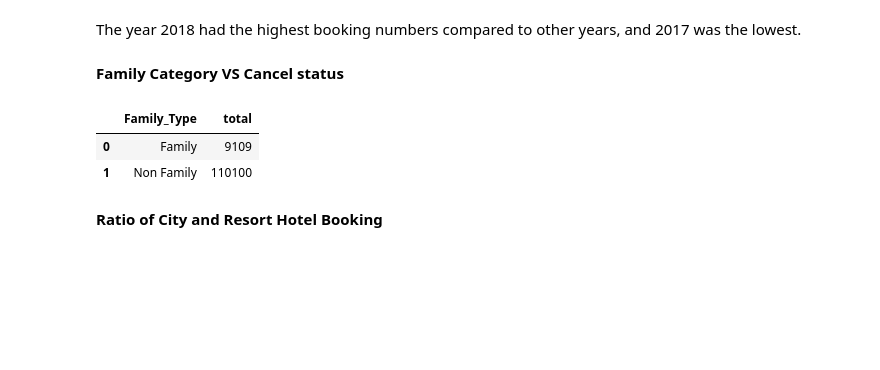
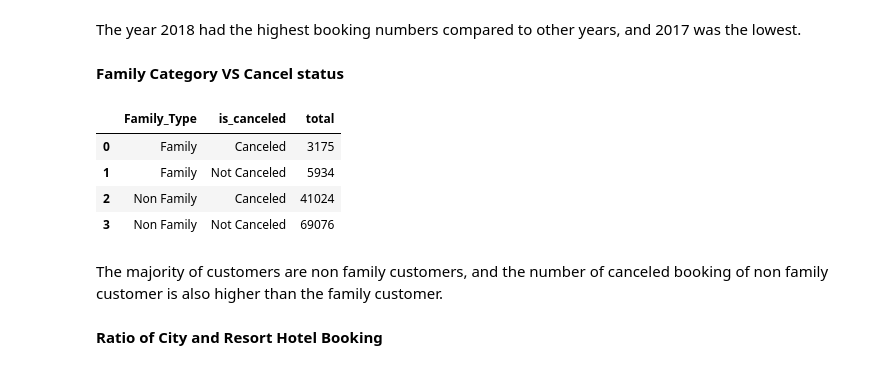
Before and after one commit to lutfiahk/Investigate-Business-Hotel-using-Data-Visualization, a Jupyter notebook: notebook.ipynb, the cells around one changed output. Cells and saved outputs as stored; diff of their text form; code cells hidden in the pictures; blank space fills up the shorter version.

```diff
--- a/notebook.ipynb
+++ b/notebook.ipynb
@@ -349,10 +353,12 @@ for index, i in df.iterrows():
 df['Family_Type'] = list
 # %%
 # Distribution of hotel type
-family_cancel = df.groupby('Family_Type').agg(total = ('Family_Type','count')).reset_index()
+family_cancel = df.groupby(['Family_Type','is_canceled']).agg(total = ('Family_Type','count')).reset_index()
 family_cancel
 # %% [output]
-|  | Family_Type | total |
-| 0 | Family | 9109 |
-| 1 | Non Family | 110100 |
+|  | Family_Type | is_canceled | total |
+| 0 | Family | Canceled | 3175 |
+| 1 | Family | Not Canceled | 5934 |
+| 2 | Non Family | Canceled | 41024 |
+| 3 | Non Family | Not Canceled | 69076 |
 # %%
@@ -364,6 +370,8 @@ family_cancel_plot.update_layout(title={
     })
 family_cancel_plot.update_layout(width=500, height=500)
 family_cancel_plot.show()
+# %% [markdown]
+The majority of customers are non family customers, and the number of canceled booking of non family customer is also higher than the family customer.
 # %% [markdown]
 **Ratio of City and Resort Hotel Booking**
 # %%
```
Also changed, not shown: parts of 17 cells of this notebook.
